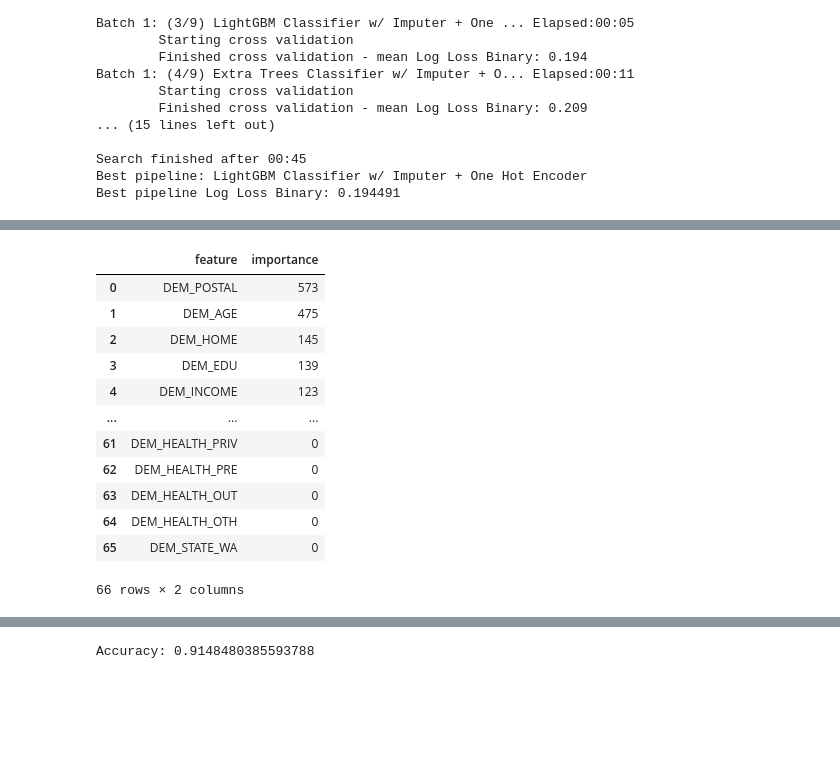
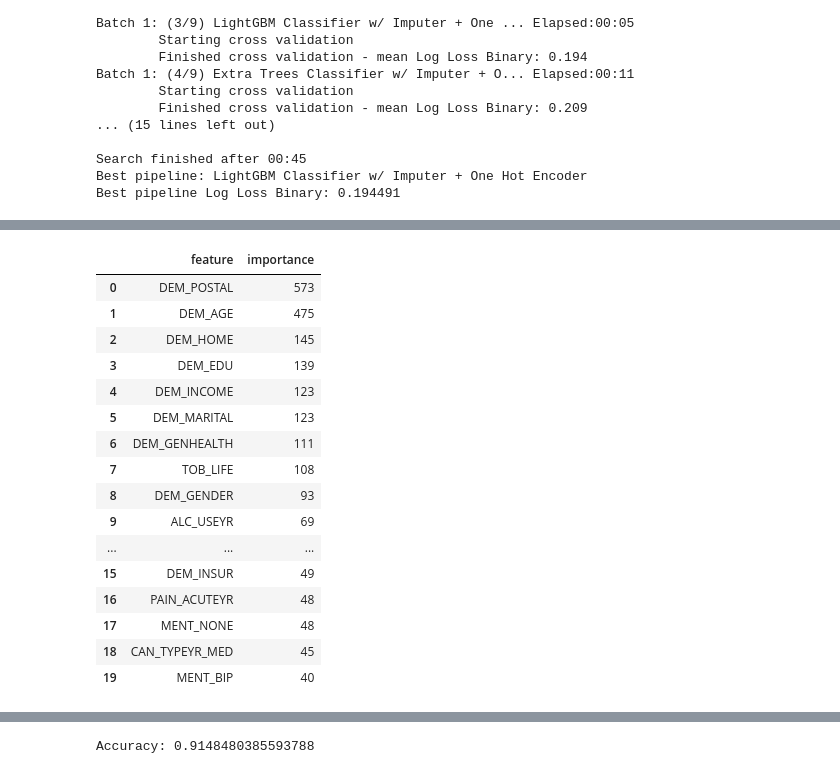
Before and after one commit to avaitt/DataFest-2021, a Jupyter notebook: US Model.ipynb, the cells around one changed output, grey strips where cells are left out. Saved outputs shown, nothing was run; the diff lists cells and outputs as text; code cells hidden in the pictures; blank space fills up the shorter version.

```diff
--- a/US Model.ipynb
+++ b/US Model.ipynb
@@ -174,21 +174,25 @@ best_pipeline.graph()
 # %% [output]
 [drawing not drawn]
 # %%
-best_pipeline.feature_importance
+best_pipeline.feature_importance[0:20]
 # %% [output]
 |  | feature | importance |
 | 0 | DEM_POSTAL | 573 |
 | 1 | DEM_AGE | 475 |
 | 2 | DEM_HOME | 145 |
 | 3 | DEM_EDU | 139 |
 | 4 | DEM_INCOME | 123 |
+| 5 | DEM_MARITAL | 123 |
+| 6 | DEM_GENHEALTH | 111 |
+| 7 | TOB_LIFE | 108 |
+| 8 | DEM_GENDER | 93 |
+| 9 | ALC_USEYR | 69 |
 | ... | ... | ... |
-| 61 | DEM_HEALTH_PRIV | 0 |
-| 62 | DEM_HEALTH_PRE | 0 |
-| 63 | DEM_HEALTH_OUT | 0 |
-| 64 | DEM_HEALTH_OTH | 0 |
-| 65 | DEM_STATE_WA | 0 |
+| 15 | DEM_INSUR | 49 |
+| 16 | PAIN_ACUTEYR | 48 |
+| 17 | MENT_NONE | 48 |
+| 18 | CAN_TYPEYR_MED | 45 |
+| 19 | MENT_BIP | 40 |
-66 rows × 2 columns
 # %%
 best_pipeline.graph_feature_importance()
 # %% [output]
```
Also changed, not shown: 2 other files.
